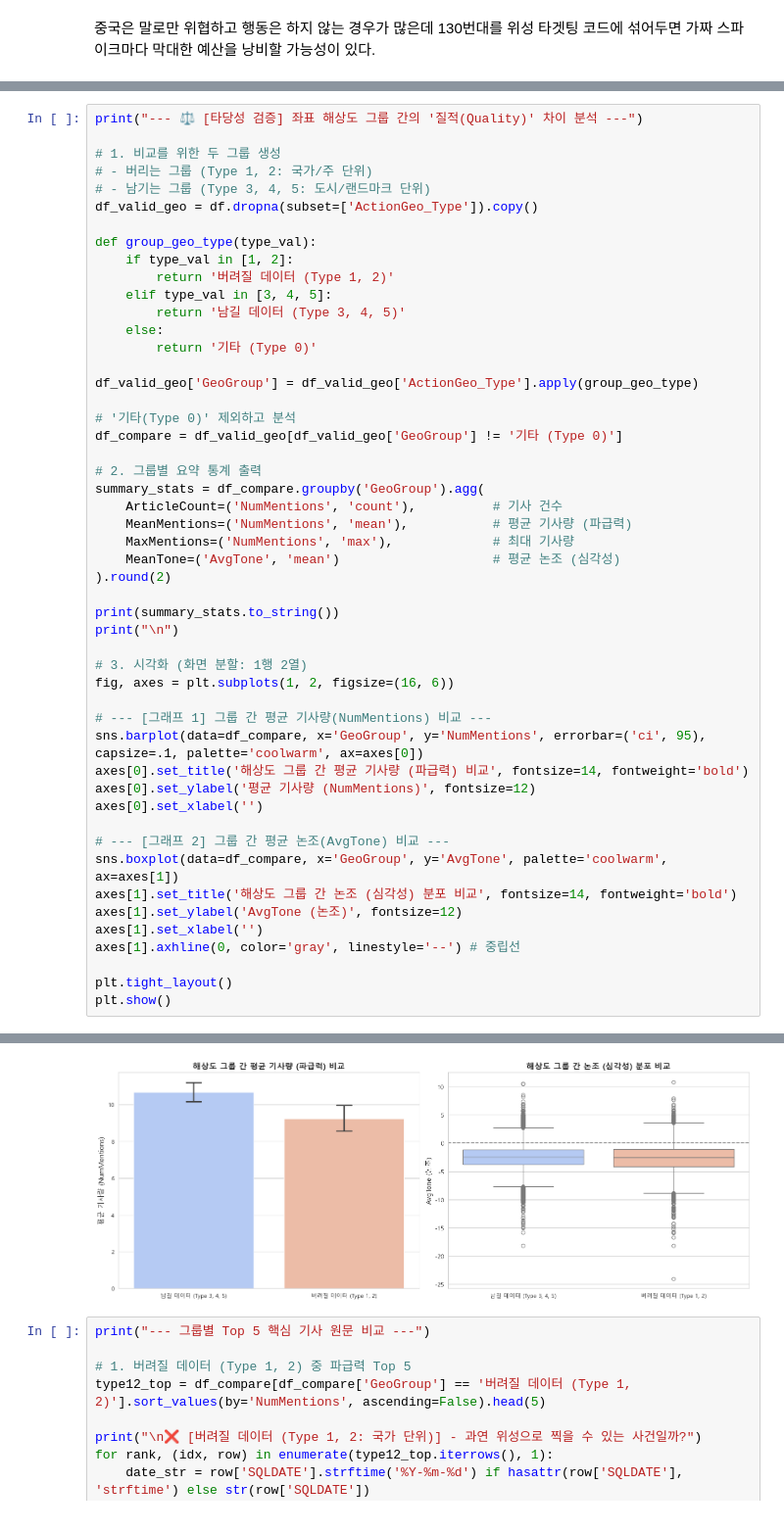
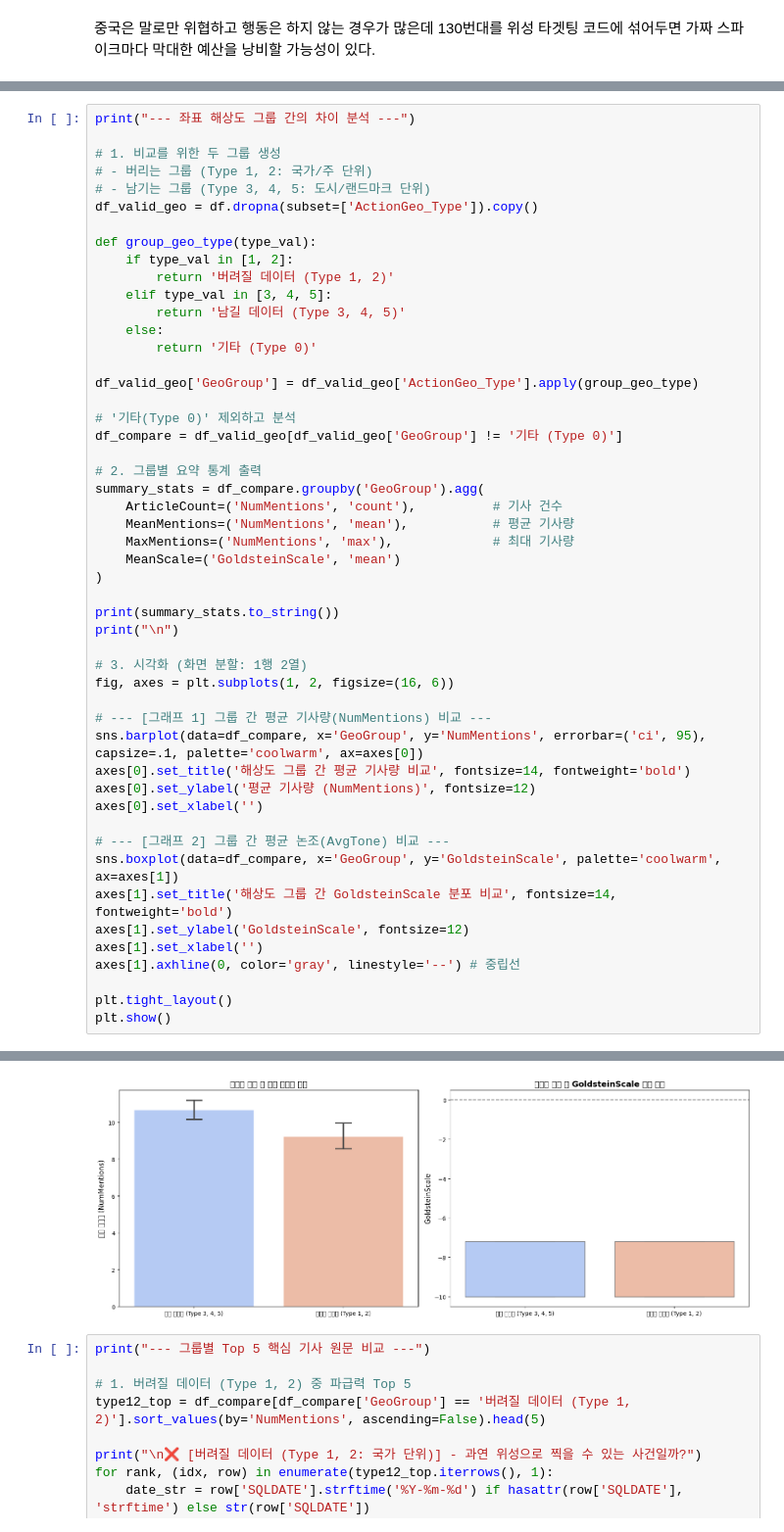
Before and after one commit to anna030608/DS8_SIA_Project, a Jupyter notebook: EDA/03_EDA_day3.ipynb, the cells around one changed output, grey strips where cells are left out. Shown at 98% size. Drawn from its saved outputs; the diff is of its cells as text.

```diff
--- a/EDA/03_EDA_day3.ipynb
+++ b/EDA/03_EDA_day3.ipynb
@@ -279,5 +286,5 @@ Passing `palette` without assigning `hue` is deprecated and will be removed in v
 # %%
-print("--- ⚖️ [타당성 검증] 좌표 해상도 그룹 간의 '질적(Quality)' 차이 분석 ---")
+print("--- 좌표 해상도 그룹 간의 차이 분석 ---")
 
 # 1. 비교를 위한 두 그룹 생성
 # - 버리는 그룹 (Type 1, 2: 국가/주 단위)
@@ -300,10 +307,10 @@ df_compare = df_valid_geo[df_valid_geo['GeoGroup'] != '기타 (Type 0)']
 # 2. 그룹별 요약 통계 출력
 summary_stats = df_compare.groupby('GeoGroup').agg(
     ArticleCount=('NumMentions', 'count'),          # 기사 건수
-    MeanMentions=('NumMentions', 'mean'),           # 평균 기사량 (파급력)
+    MeanMentions=('NumMentions', 'mean'),           # 평균 기사량
     MaxMentions=('NumMentions', 'max'),             # 최대 기사량
-    MeanTone=('AvgTone', 'mean')                    # 평균 논조 (심각성)
-).round(2)
+    MeanScale=('GoldsteinScale', 'mean')
+)
 
 print(summary_stats.to_string())
 print("\n")
@@ -313,14 +320,14 @@ fig, axes = plt.subplots(1, 2, figsize=(16, 6))
 
 # --- [그래프 1] 그룹 간 평균 기사량(NumMentions) 비교 ---
 sns.barplot(data=df_compare, x='GeoGroup', y='NumMentions', errorbar=('ci', 95), capsize=.1, palette='coolwarm', ax=axes[0])
-axes[0].set_title('해상도 그룹 간 평균 기사량 (파급력) 비교', fontsize=14, fontweight='bold')
+axes[0].set_title('해상도 그룹 간 평균 기사량 비교', fontsize=14, fontweight='bold')
 axes[0].set_ylabel('평균 기사량 (NumMentions)', fontsize=12)
 axes[0].set_xlabel('')
 
 # --- [그래프 2] 그룹 간 평균 논조(AvgTone) 비교 ---
-sns.boxplot(data=df_compare, x='GeoGroup', y='AvgTone', palette='coolwarm', ax=axes[1])
-axes[1].set_title('해상도 그룹 간 논조 (심각성) 분포 비교', fontsize=14, fontweight='bold')
-axes[1].set_ylabel('AvgTone (논조)', fontsize=12)
+sns.boxplot(data=df_compare, x='GeoGroup', y='GoldsteinScale', palette='coolwarm', ax=axes[1])
+axes[1].set_title('해상도 그룹 간 GoldsteinScale 분포 비교', fontsize=14, fontweight='bold')
+axes[1].set_ylabel('GoldsteinScale', fontsize=12)
 axes[1].set_xlabel('')
 axes[1].axhline(0, color='gray', linestyle='--') # 중립선
 
@@ -342,4 +349,4 @@ Passing `palette` without assigning `hue` is deprecated and will be removed in v
-[figure, old version]
+[figure, new version]
 # %%
 print("--- 그룹별 Top 5 핵심 기사 원문 비교 ---")
 
```
Also changed, not shown: parts of 28 cells of this notebook, 7 other files.
